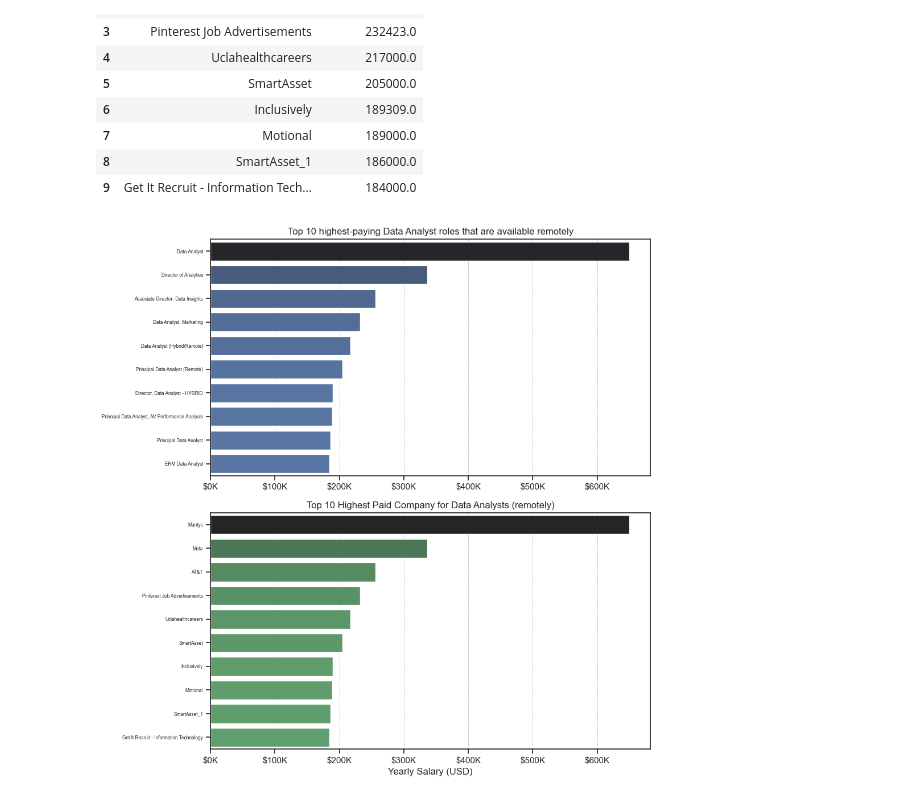
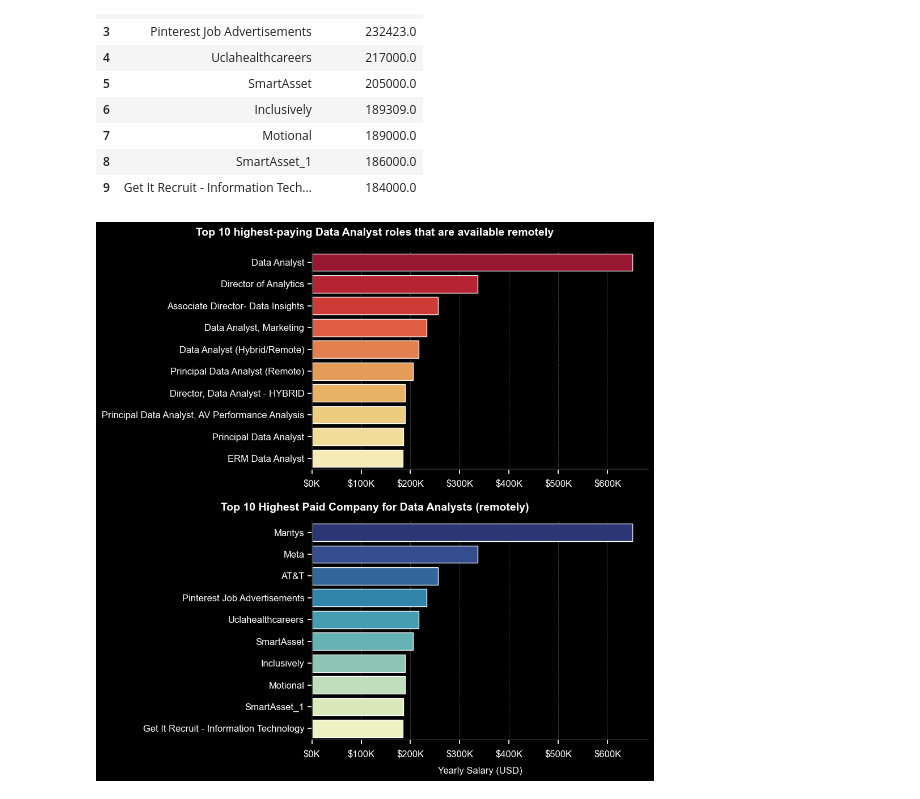
Before and after one commit to TomaszK94/SQL, a Jupyter notebook: Graphs/1_top_paying_jobs.ipynb, the cells around one changed output. Saved outputs shown, nothing was run; the diff lists cells and outputs as text; code cells hidden in the pictures.

Commit message:
1_visualization_fixed

```diff
--- a/Graphs/1_top_paying_jobs.ipynb
+++ b/Graphs/1_top_paying_jobs.ipynb
@@ -60,30 +60,50 @@ df_2
 | 8 | SmartAsset_1 | 186000.0 |
 | 9 | Get It Recruit - Information Tech... | 184000.0 |
 # %%
-fig, ax = plt.subplots(2, 1, figsize=(10, 10))
+fig, ax = plt.subplots(2, 1, figsize=(10, 10), facecolor="black")
+
+palette= sns.color_palette("YlOrRd", n_colors=10)
 
 sns.set_theme(style="ticks")
-sns.barplot(data=df_1, x="salary_year_avg", y="job_title", ax=ax[0], hue="salary_year_avg", palette="dark:b_r", legend=False)
+sns.barplot(data=df_1, x="salary_year_avg", y="job_title", ax=ax[0], hue="salary_year_avg", palette=palette, legend=False)
+sns.despine()
+
 
 ax[0].grid(axis="x", color="gray", linestyle="--", linewidth=0.5, alpha=0.7, zorder=0)
-ax[0].set_title("Top 10 highest-paying Data Analyst roles that are available remotely")
+ax[0].set_title(" ", pad=20)
 ax[0].set_ylabel("")
 ax[0].set_xlabel("")
 ax[0].xaxis.set_major_formatter(plt.FuncFormatter(lambda x, _: f"${int(x/1000)}K"))
 ax[0].tick_params(axis='y', labelsize=6)
 
+ax[0].set_facecolor("black")
+ax[0].tick_params(axis='x', colors='white', labelsize=12)
+ax[0].tick_params(axis='y', colors='white', labelsize=12)
+ax[0].xaxis.set_tick_params(pad=8)
 
-sns.barplot(data=df_2, x="salary_year_avg", y="company_name", ax=ax[1], hue="salary_year_avg", palette="dark:g_r", legend=False)
+fig.text(0.5, 0.97, "Top 10 highest-paying Data Analyst roles that are available remotely", color='white', fontweight='bold', ha='center', fontsize=14)
+
+
+palette1= sns.color_palette("YlGnBu", n_colors=10)
+sns.barplot(data=df_2, x="salary_year_avg", y="company_name", ax=ax[1], hue="salary_year_avg", palette=palette1, legend=False)
 
 ax[1].grid(axis="x", color="gray", linestyle="--", linewidth=0.5, alpha=0.7, zorder=0)
-ax[1].set_title("Top 10 Highest Paid Company for Data Analysts (remotely)")
+ax[1].set_title(" ", pad=20)
 ax[1].set_ylabel("")
-ax[1].set_xlabel("Yearly Salary (USD)")
+ax[1].set_xlabel("Yearly Salary (USD)", color="white", fontsize=12, labelpad=10)
 ax[1].set_xlim(ax[0].get_xlim())
 ax[1].xaxis.set_major_formatter(plt.FuncFormatter(lambda x, _: f"${int(x/1000)}K"))
 ax[1].tick_params(axis='y', labelsize=6)
 
+ax[1].set_facecolor("black")
+ax[1].tick_params(axis='x', colors='white', labelsize=12)
+ax[1].tick_params(axis='y', colors='white', labelsize=12)
+ax[1].xaxis.set_tick_params(pad=8)
+
+fig.text(0.5, 0.485, "Top 10 Highest Paid Company for Data Analysts (remotely)", color='white', fontweight='bold', ha='center', fontsize=14)
+
+
 fig.tight_layout()
 plt.show()
 # %% [output]
-[figure, old version]
+[figure, new version]
```
Also changed, not shown: 1 other file.
